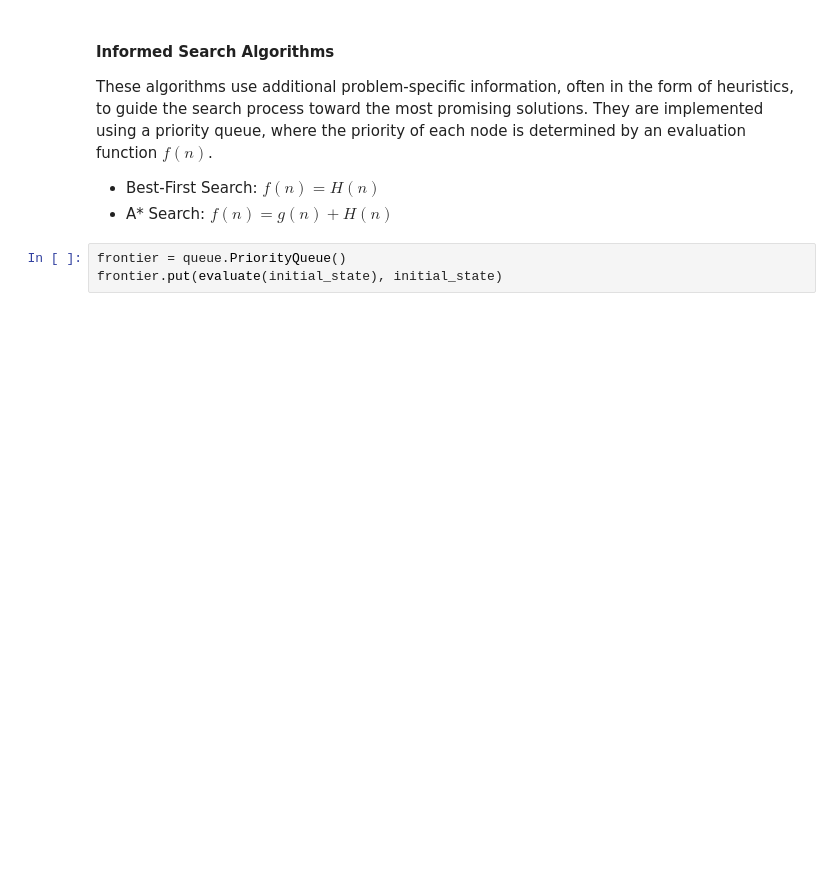
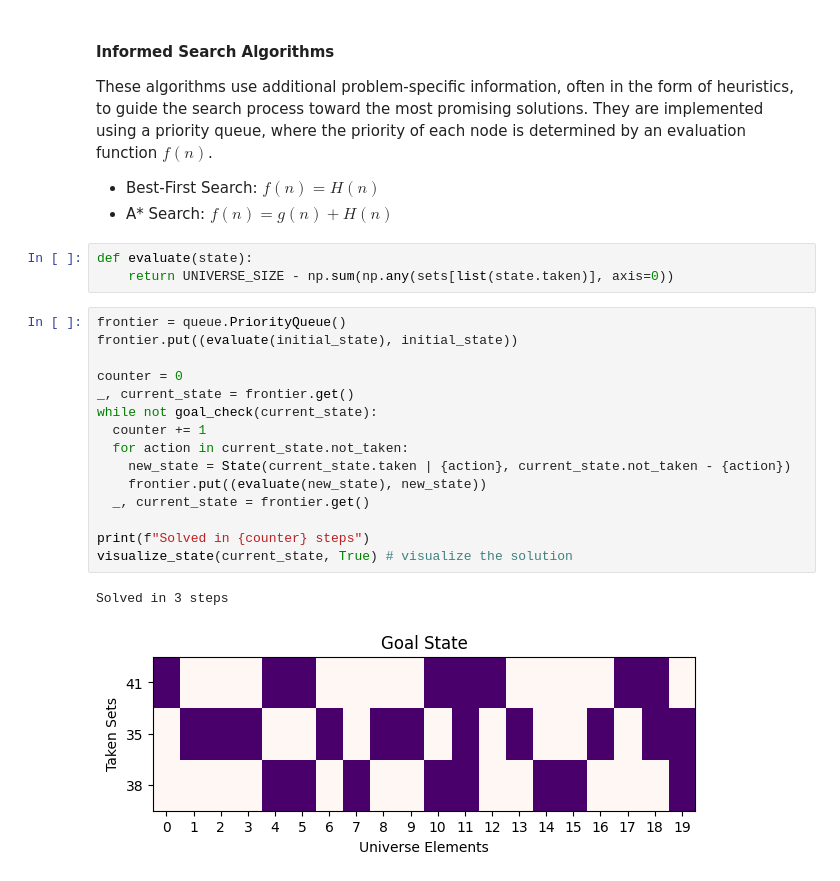
Before and after one commit to beatrice-occhiena/Computational_intelligence, a Jupyter notebook: Labs/lab_01.ipynb, the cells around one changed output. Drawn from its saved outputs; the diff is of its cells as text; blank space fills up the shorter version.

```diff
--- a/Labs/lab_01.ipynb
+++ b/Labs/lab_01.ipynb
@@ -136,6 +162,24 @@ These algorithms use additional problem-specific information, often in the form
 
 - Best-First Search: $f(n) = H(n)$
 - A* Search: $f(n) = g(n) + H(n)$
-# %%
-frontier = queue.PriorityQueue()
-frontier.put(evaluate(initial_state), initial_state)
+# %%
+def evaluate(state):
+    return UNIVERSE_SIZE - np.sum(np.any(sets[list(state.taken)], axis=0))
+# %%
+frontier = queue.PriorityQueue()
+frontier.put((evaluate(initial_state), initial_state))
+
+counter = 0
+_, current_state = frontier.get()
+while not goal_check(current_state):
+  counter += 1
+  for action in current_state.not_taken:
+    new_state = State(current_state.taken | {action}, current_state.not_taken - {action})
+    frontier.put((evaluate(new_state), new_state))
+  _, current_state = frontier.get()
+
+print(f"Solved in {counter} steps")
+visualize_state(current_state, True) # visualize the solution
+# %% [output]
+Solved in 3 steps
+[figure, added]
```
Also changed, not shown: parts of 5 cells of this notebook.
